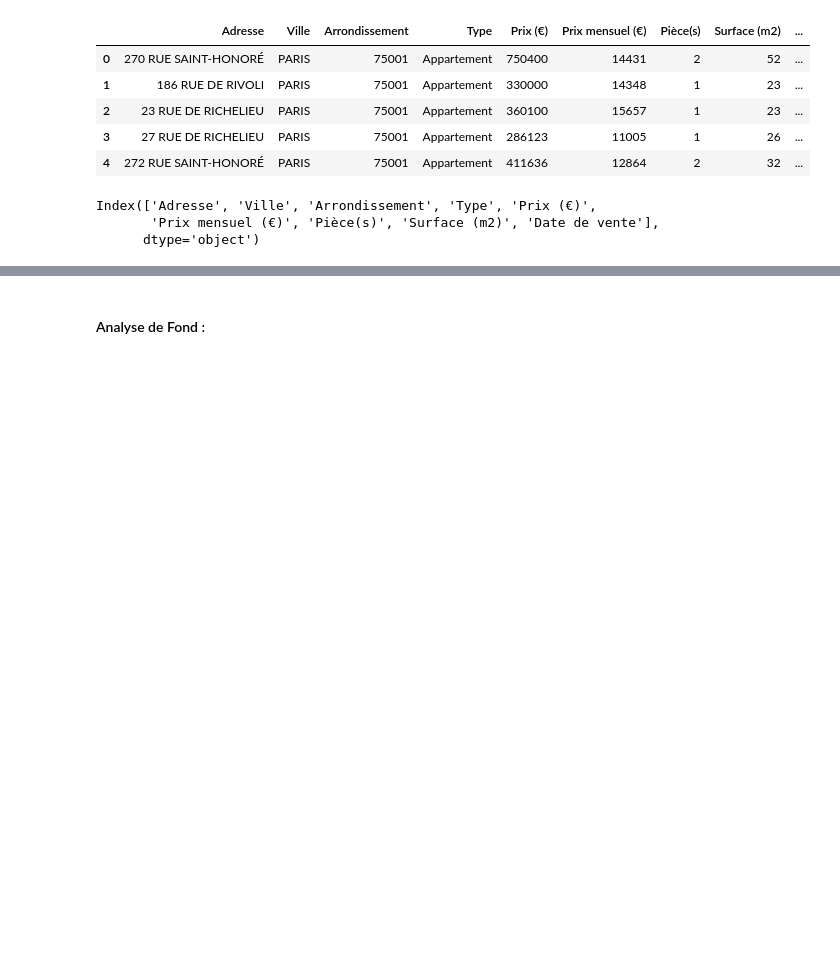
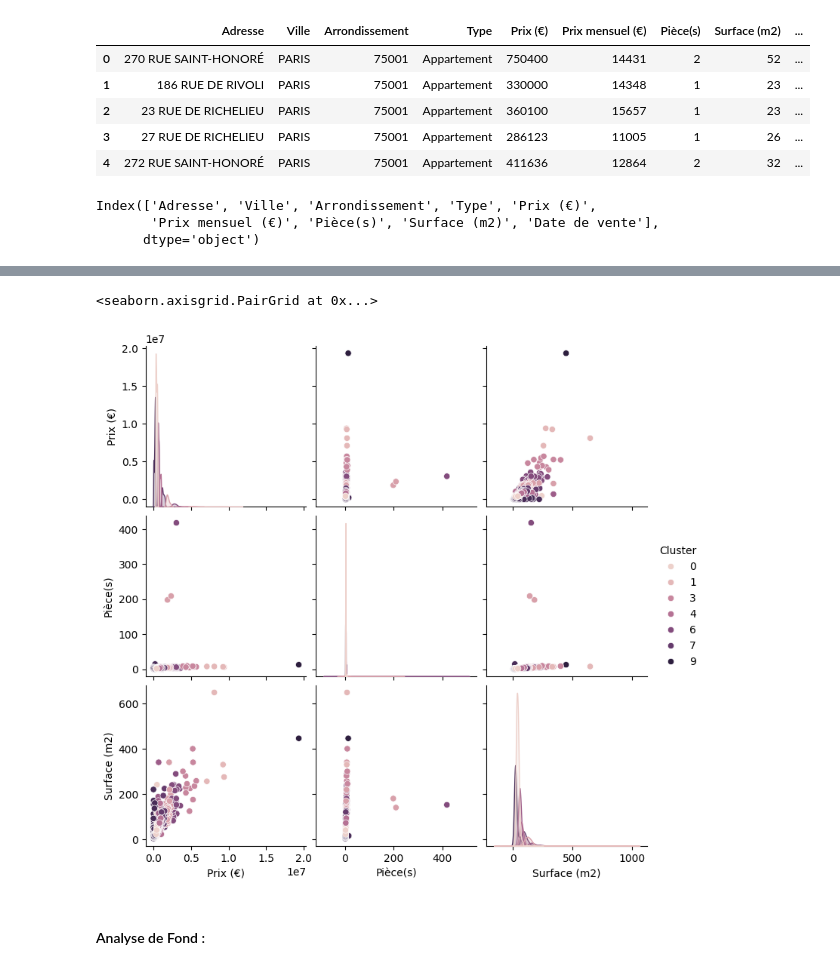
Before and after one commit to Zhuanu/Projet-DALAS, a Jupyter notebook: eda.ipynb, the cells around one changed output, grey strips where cells are left out. Cells and saved outputs as stored; diff of their text form; code cells hidden in the pictures; blank space fills up the shorter version.

```diff
--- a/eda.ipynb
+++ b/eda.ipynb
@@ -76,3 +158,8 @@ Index(['Adresse', 'Ville', 'Arrondissement', 'Type', 'Prix (€)',
+# %%
+sns.pairplot(new_df, hue='Cluster')
+# %% [output]
+<seaborn.axisgrid.PairGrid at 0x...>
+[figure, added]
 # %% [markdown]
 #### Analyse de Fond :
 # %% [markdown]
```
Also changed, not shown: parts of 10 cells of this notebook.
